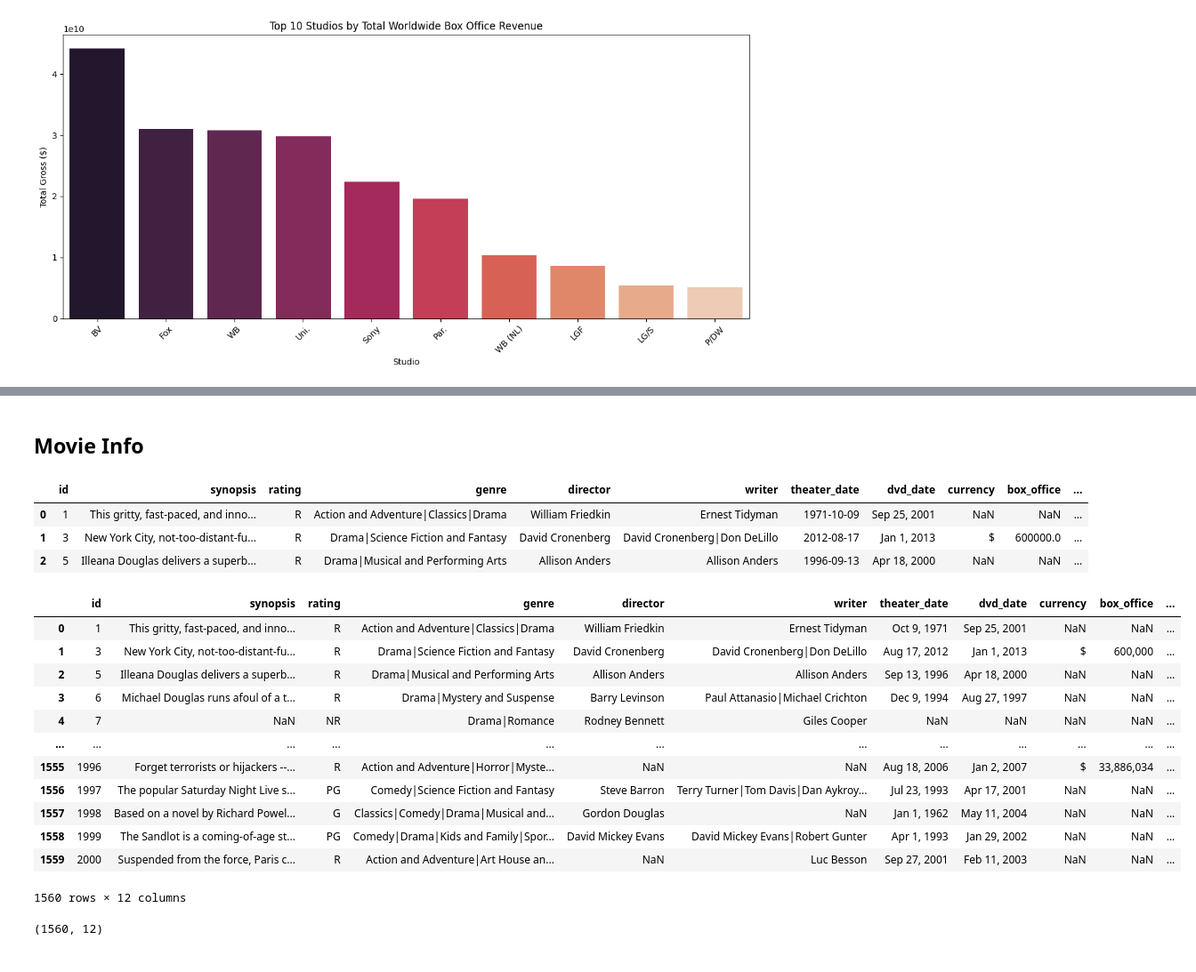
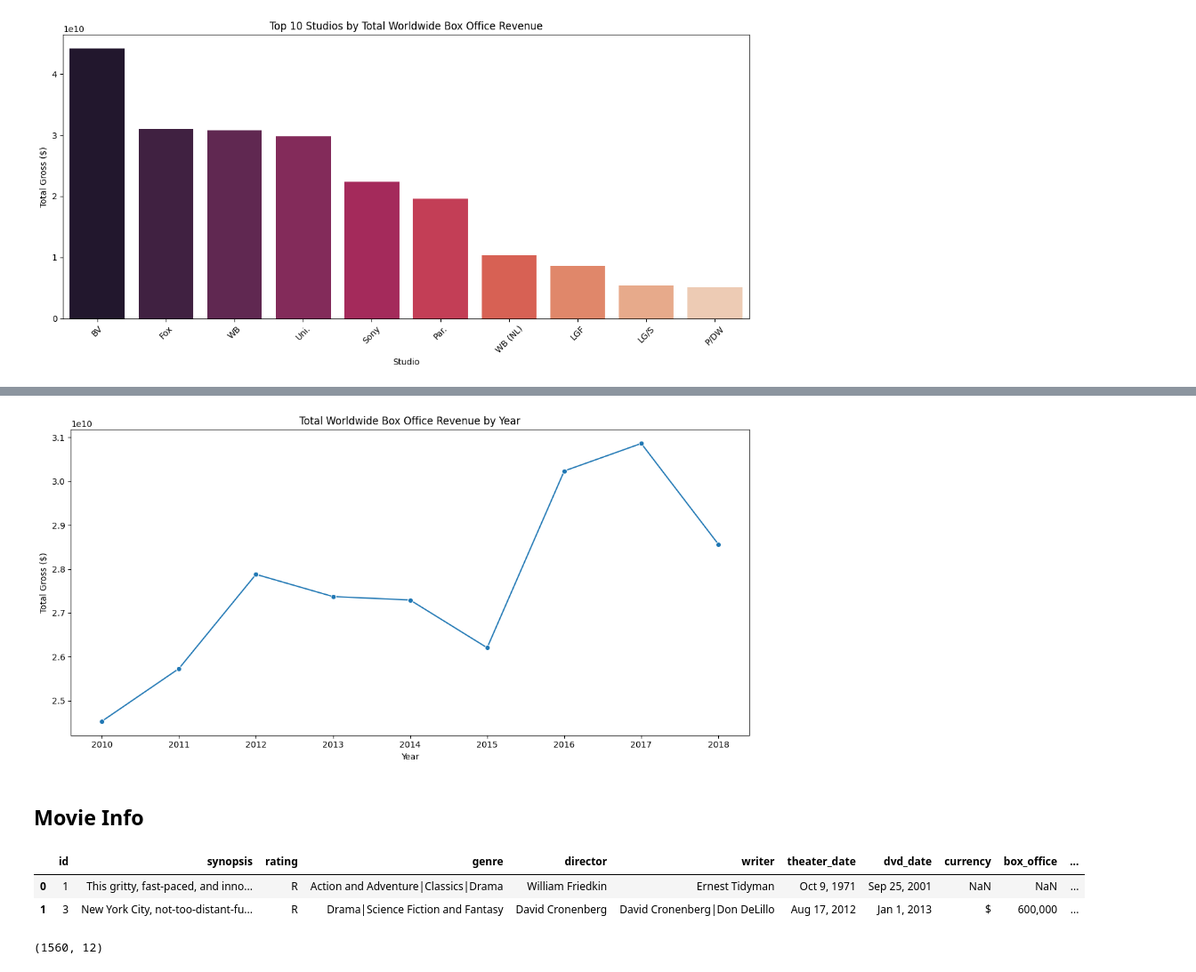
Before and after one commit to Hafsa-mohamed-Ad3n/Box-Office-Blueprint-Data-Driven-Insights-for-Microsoft-s-Movie-Studio-Launch, a Jupyter notebook: BOM.Movie_grossNotebook.ipynb, the cells around one changed output, grey strips where cells are left out. Shown at 89% size. Saved outputs shown, nothing was run; the diff lists cells and outputs as text; code cells hidden in the pictures.

Commit message:
Deep analysis of Studios and movie data

```diff
--- a/BOM.Movie_grossNotebook.ipynb
+++ b/BOM.Movie_grossNotebook.ipynb
@@ -120,29 +138,24 @@ Passing `palette` without assigning `hue` is deprecated and will be removed in v
+# %%
+
+
+plt.figure(figsize=(12, 6))
+sns.lineplot(data=gross_by_year, x='year', y='total_gross', marker='o')
+plt.title("Total Worldwide Box Office Revenue by Year")
+plt.xlabel("Year")
+plt.ylabel("Total Gross ($)")
+plt.tight_layout()
+plt.show()
+# %% [output]
+[figure, added]
 # %% [markdown]
 ## Movie Info
-# %%
-dt.head(3)
-# %% [output]
-|  | id | synopsis | rating | genre | director | writer | theater_date | dvd_date | currency | box_office | ... |
-| 0 | 1 | This gritty, fast-paced, and inno... | R | Action and Adventure|Classics|Drama | William Friedkin | Ernest Tidyman | 1971-10-09 | Sep 25, 2001 | NaN | NaN | ... |
-| 1 | 3 | New York City, not-too-distant-fu... | R | Drama|Science Fiction and Fantasy | David Cronenberg | David Cronenberg|Don DeLillo | 2012-08-17 | Jan 1, 2013 | $ | 600000.0 | ... |
-| 2 | 5 | Illeana Douglas delivers a superb... | R | Drama|Musical and Performing Arts | Allison Anders | Allison Anders | 1996-09-13 | Apr 18, 2000 | NaN | NaN | ... |
 # %%
 dt = pd.read_csv(r'Data sets\rt.movie_info.tsv.gz', sep='\t', compression='gzip')
-dt
+dt.head(2)
 # %% [output]
 |  | id | synopsis | rating | genre | director | writer | theater_date | dvd_date | currency | box_office | ... |
 | 0 | 1 | This gritty, fast-paced, and inno... | R | Action and Adventure|Classics|Drama | William Friedkin | Ernest Tidyman | Oct 9, 1971 | Sep 25, 2001 | NaN | NaN | ... |
 | 1 | 3 | New York City, not-too-distant-fu... | R | Drama|Science Fiction and Fantasy | David Cronenberg | David Cronenberg|Don DeLillo | Aug 17, 2012 | Jan 1, 2013 | $ | 600,000 | ... |
-| 2 | 5 | Illeana Douglas delivers a superb... | R | Drama|Musical and Performing Arts | Allison Anders | Allison Anders | Sep 13, 1996 | Apr 18, 2000 | NaN | NaN | ... |
-| 3 | 6 | Michael Douglas runs afoul of a t... | R | Drama|Mystery and Suspense | Barry Levinson | Paul Attanasio|Michael Crichton | Dec 9, 1994 | Aug 27, 1997 | NaN | NaN | ... |
-| 4 | 7 | NaN | NR | Drama|Romance | Rodney Bennett | Giles Cooper | NaN | NaN | NaN | NaN | ... |
-| ... | ... | ... | ... | ... | ... | ... | ... | ... | ... | ... | ... |
-| 1555 | 1996 | Forget terrorists or hijackers --... | R | Action and Adventure|Horror|Myste... | NaN | NaN | Aug 18, 2006 | Jan 2, 2007 | $ | 33,886,034 | ... |
-| 1556 | 1997 | The popular Saturday Night Live s... | PG | Comedy|Science Fiction and Fantasy | Steve Barron | Terry Turner|Tom Davis|Dan Aykroy... | Jul 23, 1993 | Apr 17, 2001 | NaN | NaN | ... |
-| 1557 | 1998 | Based on a novel by Richard Powel... | G | Classics|Comedy|Drama|Musical and... | Gordon Douglas | NaN | Jan 1, 1962 | May 11, 2004 | NaN | NaN | ... |
-| 1558 | 1999 | The Sandlot is a coming-of-age st... | PG | Comedy|Drama|Kids and Family|Spor... | David Mickey Evans | David Mickey Evans|Robert Gunter | Apr 1, 1993 | Jan 29, 2002 | NaN | NaN | ... |
-| 1559 | 2000 | Suspended from the force, Paris c... | R | Action and Adventure|Art House an... | NaN | Luc Besson | Sep 27, 2001 | Feb 11, 2003 | NaN | NaN | ... |
-1560 rows × 12 columns
 # %%
 dt.shape
 # %% [output]
```
Also changed, not shown: parts of 15 cells of this notebook.
